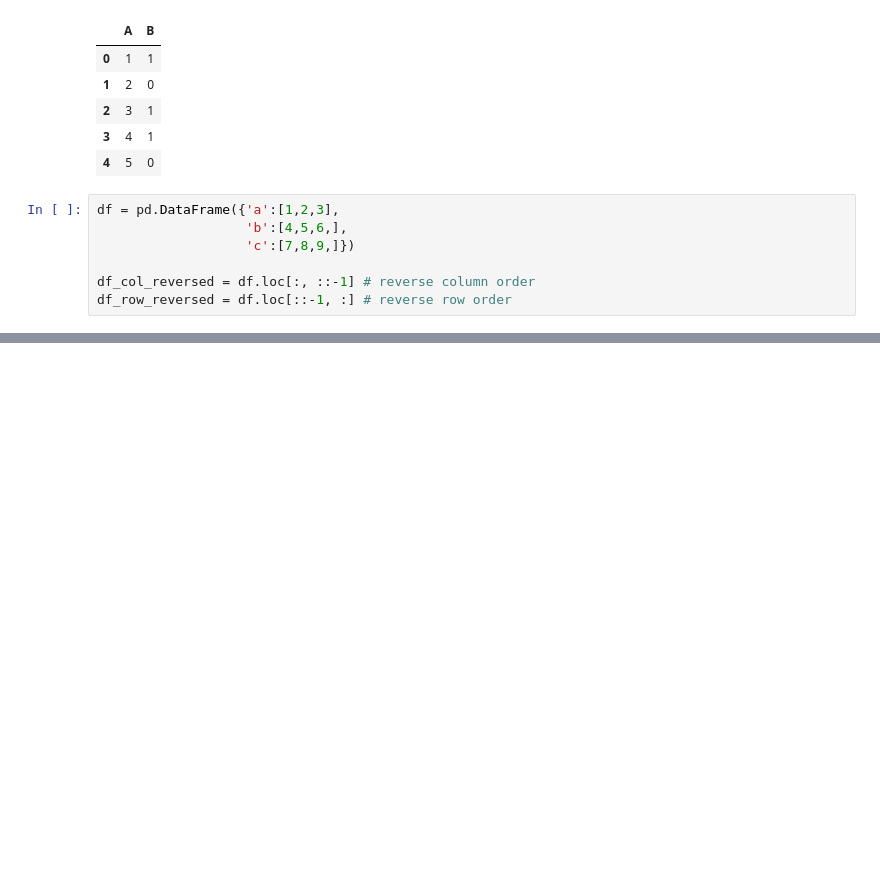
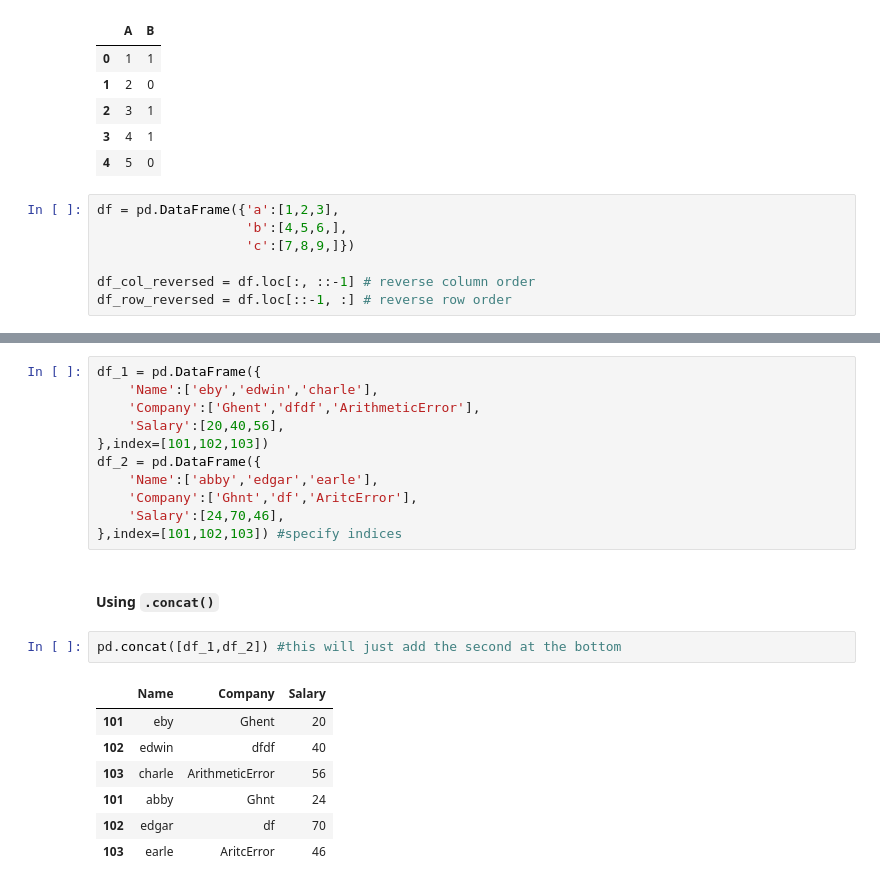
Before and after one commit to kolynzb/ML-tutor, a Jupyter notebook: MIT_GL/0x00-week_1/0x00-packages/pandas.ipynb, the cells around one changed output, grey strips where cells are left out. Cells and saved outputs as stored; diff of their text form; blank space fills up the shorter version.

```diff
--- a/MIT_GL/0x00-week_1/0x00-packages/pandas.ipynb
+++ b/MIT_GL/0x00-week_1/0x00-packages/pandas.ipynb
@@ -750,0 +912,23 @@ df_row_reversed = df.loc[::-1, :] # reverse row order
+# %%
+df_1 = pd.DataFrame({
+    'Name':['eby','edwin','charle'],
+    'Company':['Ghent','dfdf','ArithmeticError'],
+    'Salary':[20,40,56],
+},index=[101,102,103])
+df_2 = pd.DataFrame({
+    'Name':['abby','edgar','earle'],
+    'Company':['Ghnt','df','AritcError'],
+    'Salary':[24,70,46],
+},index=[101,102,103]) #specify indices
+# %% [markdown]
+#### Using `.concat()`
+# %%
+pd.concat([df_1,df_2]) #this will just add the second at the bottom
+# %% [output]
+|  | Name | Company | Salary |
+| 101 | eby | Ghent | 20 |
+| 102 | edwin | dfdf | 40 |
+| 103 | charle | ArithmeticError | 56 |
+| 101 | abby | Ghnt | 24 |
+| 102 | edgar | df | 70 |
+| 103 | earle | AritcError | 46 |
```
Also changed, not shown: parts of 20 cells of this notebook, 1 other file.
